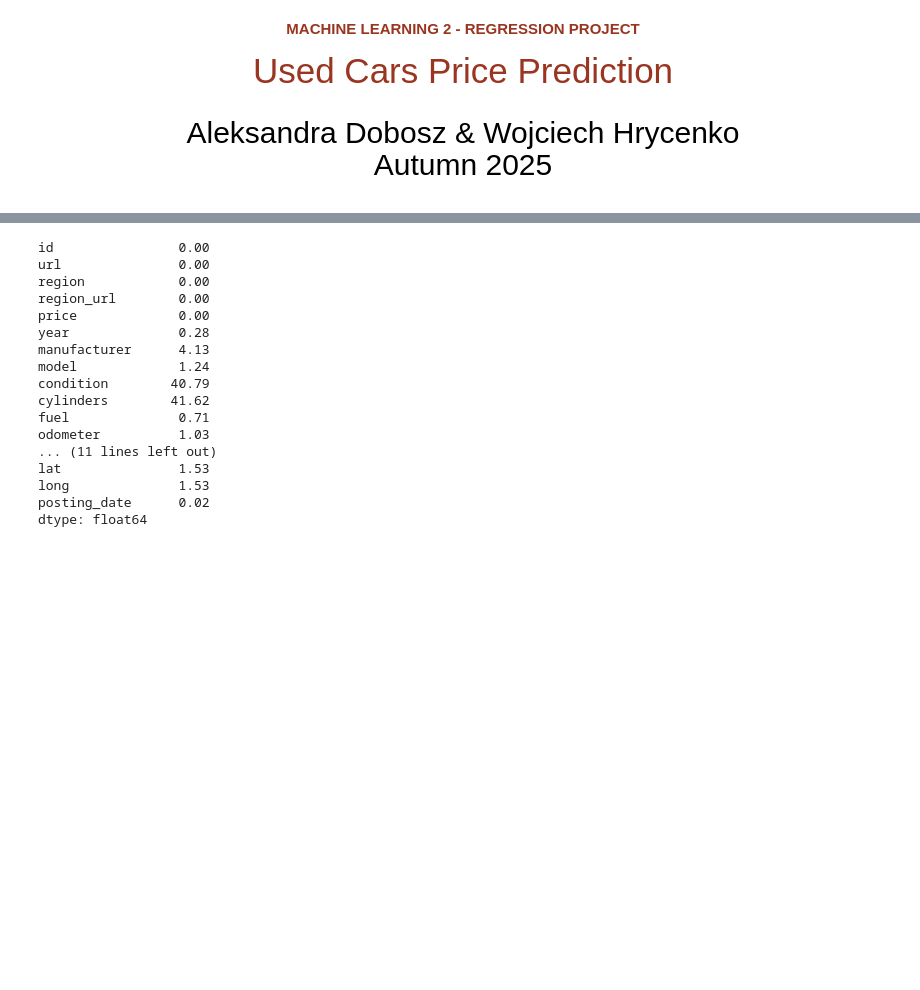
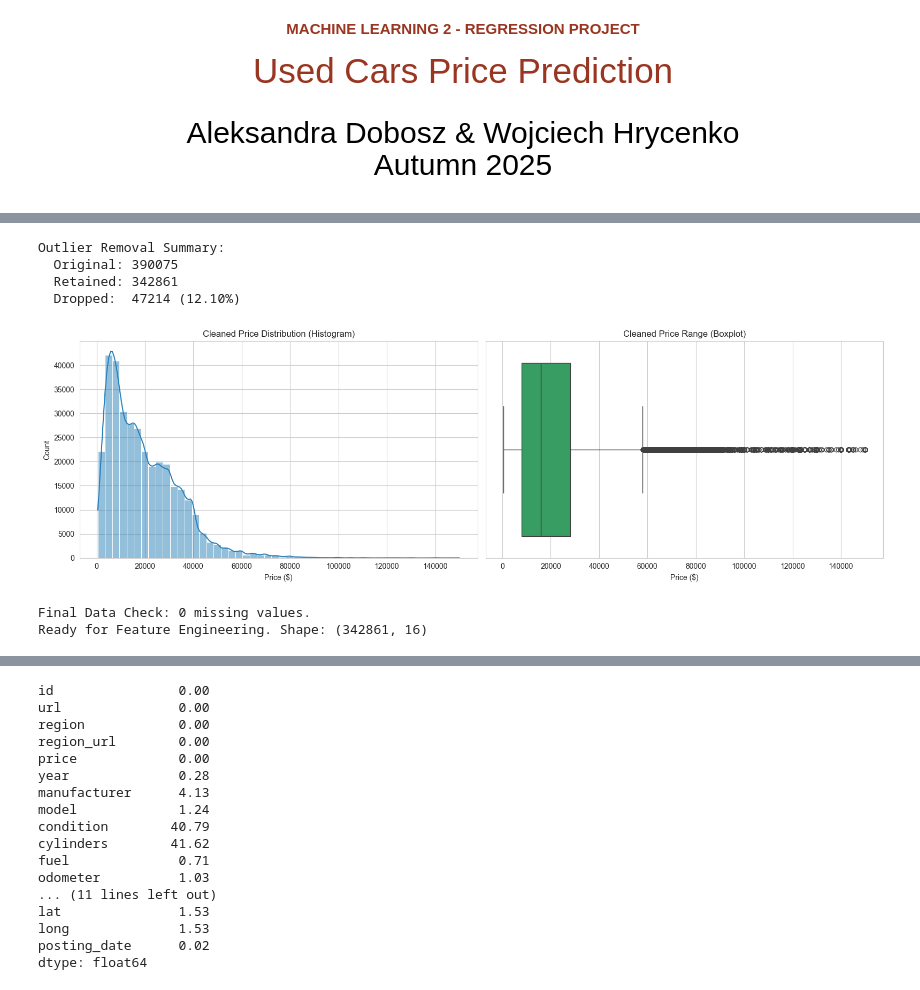
Before and after one commit to WojciechHrycenko/MachineLearning2, a Jupyter notebook: Regression - Used Cars/regression_user_cars.ipynb, the cells around one changed output, grey strips where cells are left out. Drawn from its saved outputs; the diff is of its cells as text; code cells hidden in the pictures; blank space fills up the shorter version.

```diff
--- a/Regression - Used Cars/regression_user_cars.ipynb
+++ b/Regression - Used Cars/regression_user_cars.ipynb
@@ -66,0 +245,71 @@ None
+# %%
+# --- MODULE 3: OUTLIER REMOVAL & VISUALIZATION ---
+
+def remove_outliers(df, price_min=500, price_max=150000, year_min=1990, odo_max=400000):
+    """
+    Filters out rows based on domain-knowledge thresholds to improve model stability.
+    Returns: df_final_clean
+    """
+    initial_count = len(df)
+
+    # Define valid range mask
+    mask = (
+        (df['price'] >= price_min) &
+        (df['price'] <= price_max) &
+        (df['year'] >= year_min) &
+        (df['year'] <= 2025) &      # Safety check for future years
+        (df['odometer'] >= 0) &
+        (df['odometer'] <= odo_max)
+    )
+
+    df_clean = df[mask].copy()
+
+    # Final Polish: Drop any remaining stray NaNs (e.g., from impute step residue)
+    df_clean = df_clean.dropna()
+
+    dropped = initial_count - len(df_clean)
+
+    print(f"Outlier Removal Summary:")
+    print(f"  Original: {initial_count}")
+    print(f"  Retained: {len(df_clean)}")
+    print(f"  Dropped:  {dropped} ({(dropped/initial_count)*100:.2f}%)")
+
+    return df_clean
+
+def plot_clean_distribution(df):
+    """
+    Visualizes the Target Variable (Price) to verify cleaning quality.
+    """
+    fig, ax = plt.subplots(1, 2, figsize=(16, 5))
+
+    # Histogram
+    sns.histplot(df['price'], bins=50, kde=True, ax=ax[0], color='#2980b9')
+    ax[0].set_title('Cleaned Price Distribution (Histogram)')
+    ax[0].set_xlabel('Price ($)')
+
+    # Boxplot
+    sns.boxplot(x=df['price'], ax=ax[1], color='#27ae60')
+    ax[1].set_title('Cleaned Price Range (Boxplot)')
+    ax[1].set_xlabel('Price ($)')
+
+    plt.tight_layout()
+    plt.show()
+
+# Execution
+# This creates the crucial 'df_final_clean' variable needed for the next step
+df_final_clean = remove_outliers(df_imputed)
+plot_clean_distribution(df_final_clean)
+# %% [output]
+Outlier Removal Summary:
+  Original: 390075
+  Retained: 342861
+  Dropped:  47214 (12.10%)
+[figure, added]
+# %%
+# Final Polish: Drop any remaining stray NaNs (e.g., 2 rows)
+df_final_clean = df_final_clean.dropna()
+print(f"Final Data Check: {df_final_clean.isna().sum().sum()} missing values.")
+print(f"Ready for Feature Engineering. Shape: {df_final_clean.shape}")
+# %% [output]
+Final Data Check: 0 missing values.
+Ready for Feature Engineering. Shape: (342861, 16)
```
Also changed, not shown: parts of 21 cells of this notebook.
